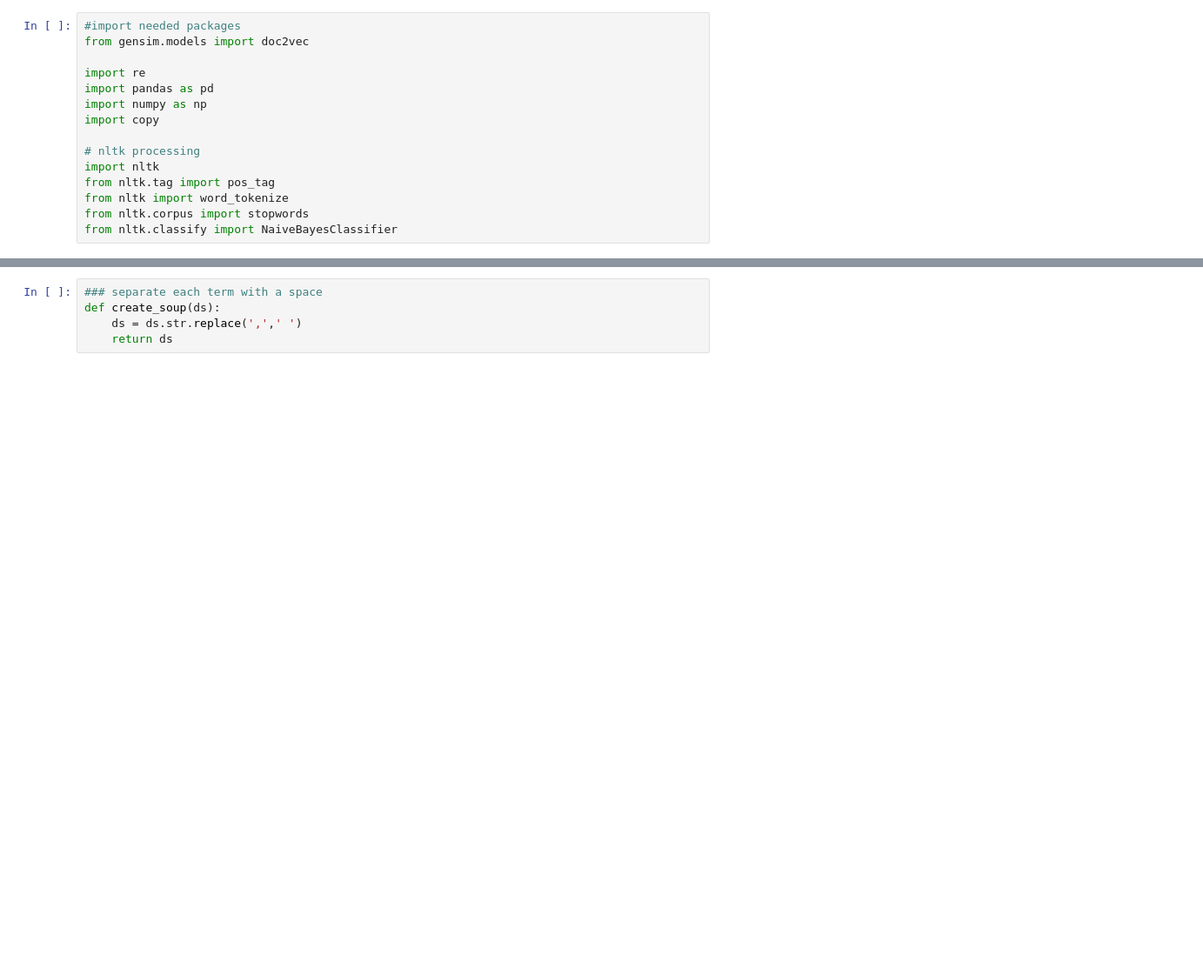
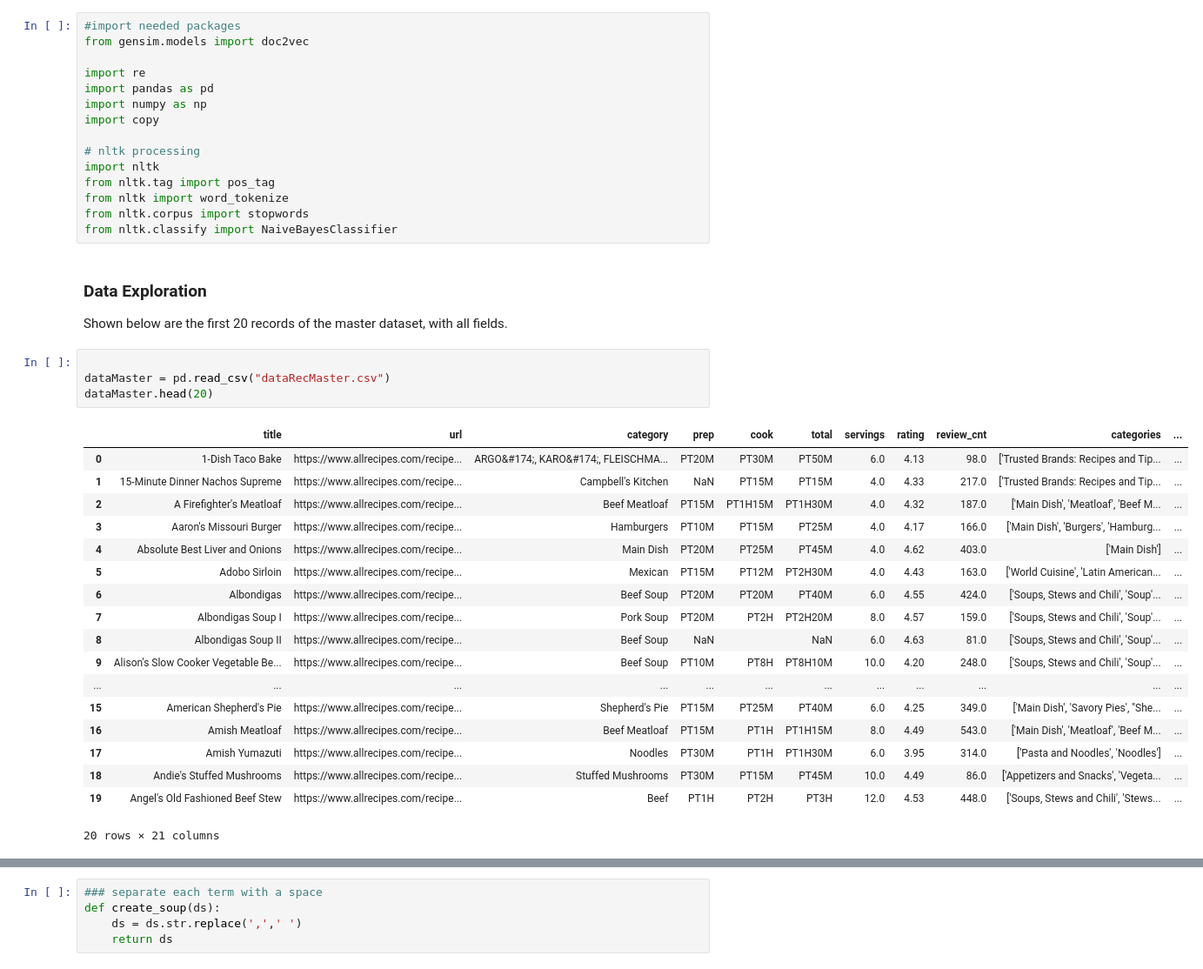
Before and after one commit to cassfinn/Deep-NLP-Recipe-Recommender, a Jupyter notebook: recipeRec4.ipynb, the cells around one changed output, grey strips where cells are left out. Shown: that part at 87% size. Cells and saved outputs as stored; diff of their text form; blank space fills up the shorter version.

```diff
--- a/recipeRec4.ipynb
+++ b/recipeRec4.ipynb
@@ -27,3 +61,29 @@ from nltk.tag import pos_tag
 from nltk import word_tokenize
 from nltk.corpus import stopwords
 from nltk.classify import NaiveBayesClassifier
+# %% [markdown]
+### Data Exploration
+Shown below are the first 20 records of the master dataset, with all fields.
+# %%
+
+dataMaster = pd.read_csv("dataRecMaster.csv")
+dataMaster.head(20)
+# %% [output]
+|  | title | url | category | prep | cook | total | servings | rating | review_cnt | categories | ... |
+| 0 | 1-Dish Taco Bake | https://www.allrecipes.com/recipe... | ARGO&#174;, KARO&#174;, FLEISCHMA... | PT20M | PT30M | PT50M | 6.0 | 4.13 | 98.0 | ['Trusted Brands: Recipes and Tip... | ... |
+| 1 | 15-Minute Dinner Nachos Supreme | https://www.allrecipes.com/recipe... | Campbell's Kitchen | NaN | PT15M | PT15M | 4.0 | 4.33 | 217.0 | ['Trusted Brands: Recipes and Tip... | ... |
+| 2 | A Firefighter's Meatloaf | https://www.allrecipes.com/recipe... | Beef Meatloaf | PT15M | PT1H15M | PT1H30M | 4.0 | 4.32 | 187.0 | ['Main Dish', 'Meatloaf', 'Beef M... | ... |
+| 3 | Aaron's Missouri Burger | https://www.allrecipes.com/recipe... | Hamburgers | PT10M | PT15M | PT25M | 4.0 | 4.17 | 166.0 | ['Main Dish', 'Burgers', 'Hamburg... | ... |
+| 4 | Absolute Best Liver and Onions | https://www.allrecipes.com/recipe... | Main Dish | PT20M | PT25M | PT45M | 4.0 | 4.62 | 403.0 | ['Main Dish'] | ... |
+| 5 | Adobo Sirloin | https://www.allrecipes.com/recipe... | Mexican | PT15M | PT12M | PT2H30M | 4.0 | 4.43 | 163.0 | ['World Cuisine', 'Latin American... | ... |
+| 6 | Albondigas | https://www.allrecipes.com/recipe... | Beef Soup | PT20M | PT20M | PT40M | 6.0 | 4.55 | 424.0 | ['Soups, Stews and Chili', 'Soup'... | ... |
+| 7 | Albondigas Soup I | https://www.allrecipes.com/recipe... | Pork Soup | PT20M | PT2H | PT2H20M | 8.0 | 4.57 | 159.0 | ['Soups, Stews and Chili', 'Soup'... | ... |
+| 8 | Albondigas Soup II | https://www.allrecipes.com/recipe... | Beef Soup | NaN |  | NaN | 6.0 | 4.63 | 81.0 | ['Soups, Stews and Chili', 'Soup'... | ... |
+| 9 | Alison's Slow Cooker Vegetable Be... | https://www.allrecipes.com/recipe... | Beef Soup | PT10M | PT8H | PT8H10M | 10.0 | 4.20 | 248.0 | ['Soups, Stews and Chili', 'Soup'... | ... |
+| ... | ... | ... | ... | ... | ... | ... | ... | ... | ... | ... | ... |
+| 15 | American Shepherd's Pie | https://www.allrecipes.com/recipe... | Shepherd's Pie | PT15M | PT25M | PT40M | 6.0 | 4.25 | 349.0 | ['Main Dish', 'Savory Pies', "She... | ... |
+| 16 | Amish Meatloaf | https://www.allrecipes.com/recipe... | Beef Meatloaf | PT15M | PT1H | PT1H15M | 8.0 | 4.49 | 543.0 | ['Main Dish', 'Meatloaf', 'Beef M... | ... |
+| 17 | Amish Yumazuti | https://www.allrecipes.com/recipe... | Noodles | PT30M | PT1H | PT1H30M | 6.0 | 3.95 | 314.0 | ['Pasta and Noodles', 'Noodles'] | ... |
+| 18 | Andie's Stuffed Mushrooms | https://www.allrecipes.com/recipe... | Stuffed Mushrooms | PT30M | PT15M | PT45M | 10.0 | 4.49 | 86.0 | ['Appetizers and Snacks', 'Vegeta... | ... |
+| 19 | Angel's Old Fashioned Beef Stew | https://www.allrecipes.com/recipe... | Beef | PT1H | PT2H | PT3H | 12.0 | 4.53 | 448.0 | ['Soups, Stews and Chili', 'Stews... | ... |
+20 rows × 21 columns
```
Also changed, not shown: parts of 13 cells of this notebook.
